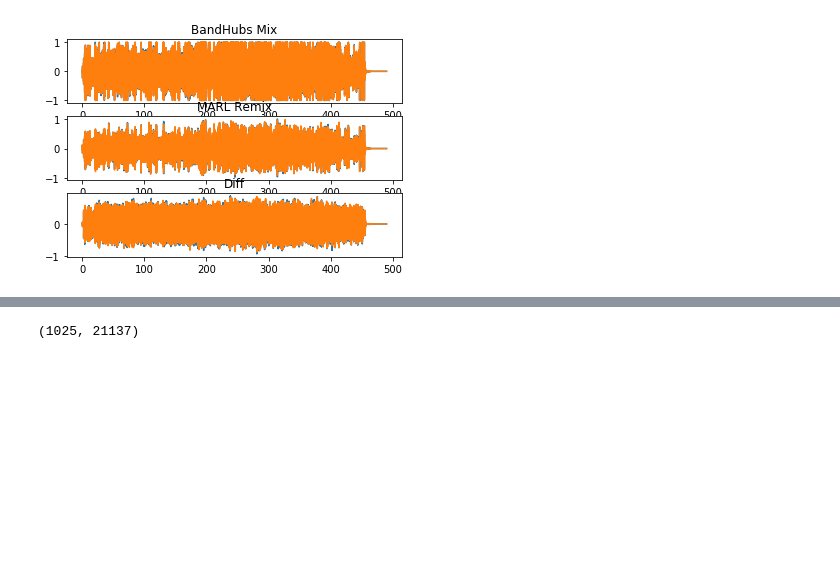
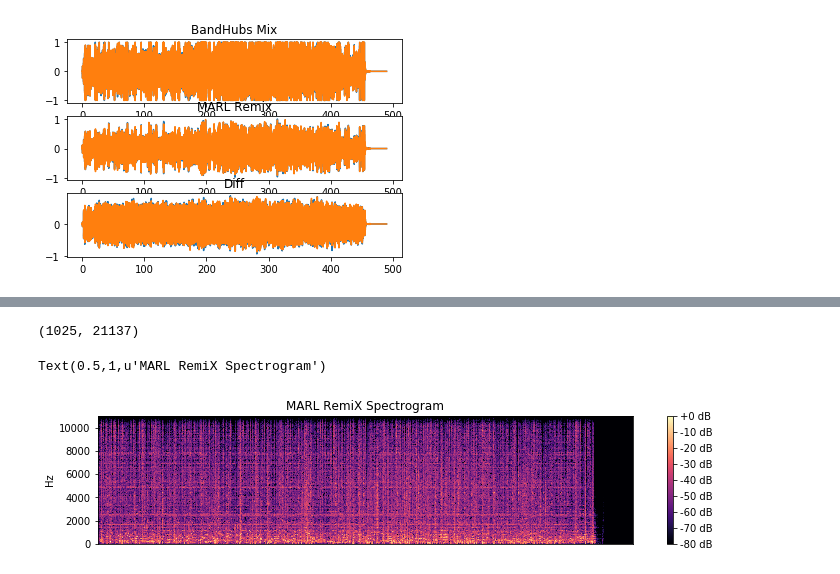
Before and after one commit to marl/bandhub, a Jupyter notebook: Remix_V2.ipynb, the cells around one changed output, grey strips where cells are left out. Saved outputs shown, nothing was run; the diff lists cells and outputs as text; code cells hidden in the pictures; blank space fills up the shorter version.

Commit message:
remix v2 with norm

```diff
--- a/Remix_V2.ipynb
+++ b/Remix_V2.ipynb
@@ -310,12 +317,14 @@ print(np.shape(premix_data))
 # %%
 mix_data = librosa.amplitude_to_db(librosa.stft(mix_spec), ref=np.max)
 print(np.shape(mix_data))
-# plt.figure(figsize=(12, 8))
-# plt.subplot(3, 1, 2)
-# librosa.display.specshow(mix_data, y_axis='linear')
-# plt.colorbar(format='%+2.0f dB')
-# plt.title('MARL RemiX Spectrogram')
+plt.figure(figsize=(12, 8))
+plt.subplot(3, 1, 2)
+librosa.display.specshow(mix_data, y_axis='linear')
+plt.colorbar(format='%+2.0f dB')
+plt.title('MARL Remix Spectrogram')
 # %% [output]
 (1025, 21137)
+Text(0.5,1,u'MARL RemiX Spectrogram')
+[figure, added]
 # %%
 diff_spec = np.subtract(premix_data,mix_data)
```
Also changed, not shown: parts of 4 cells of this notebook.
